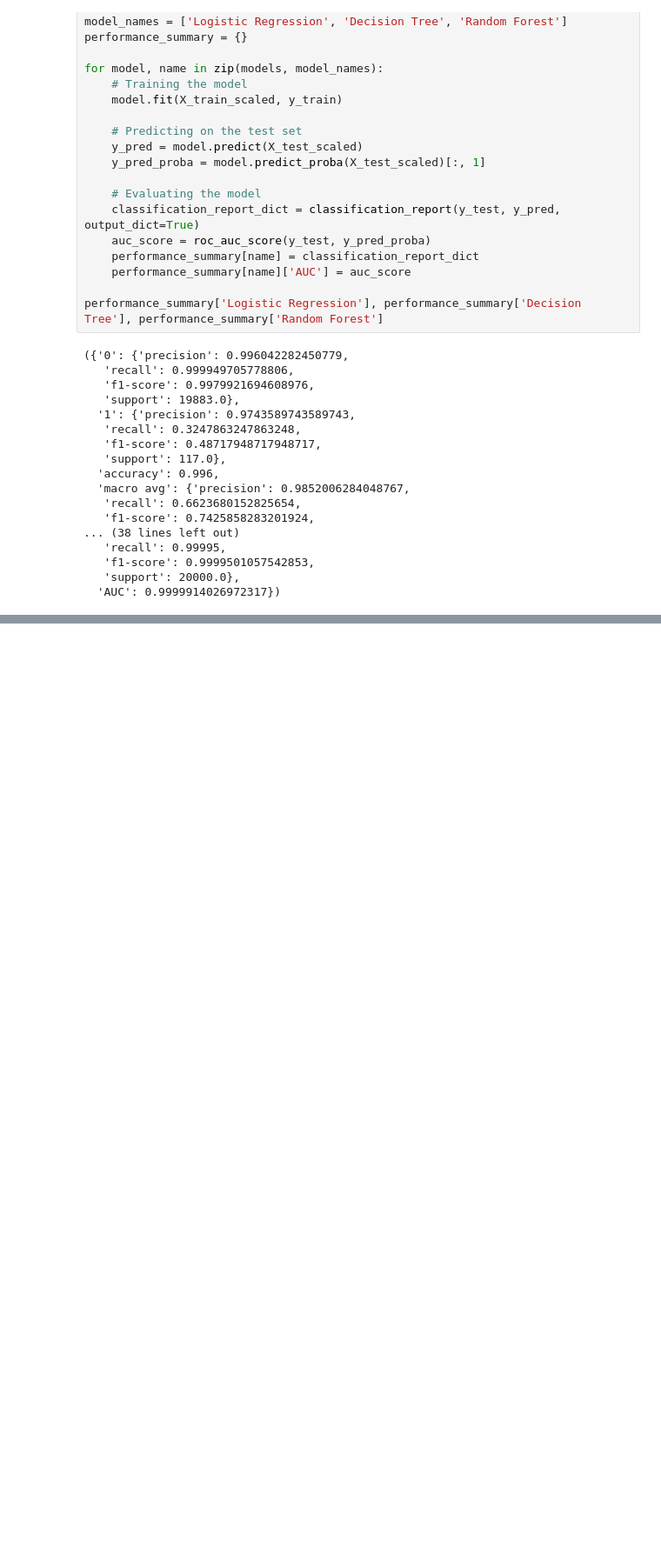
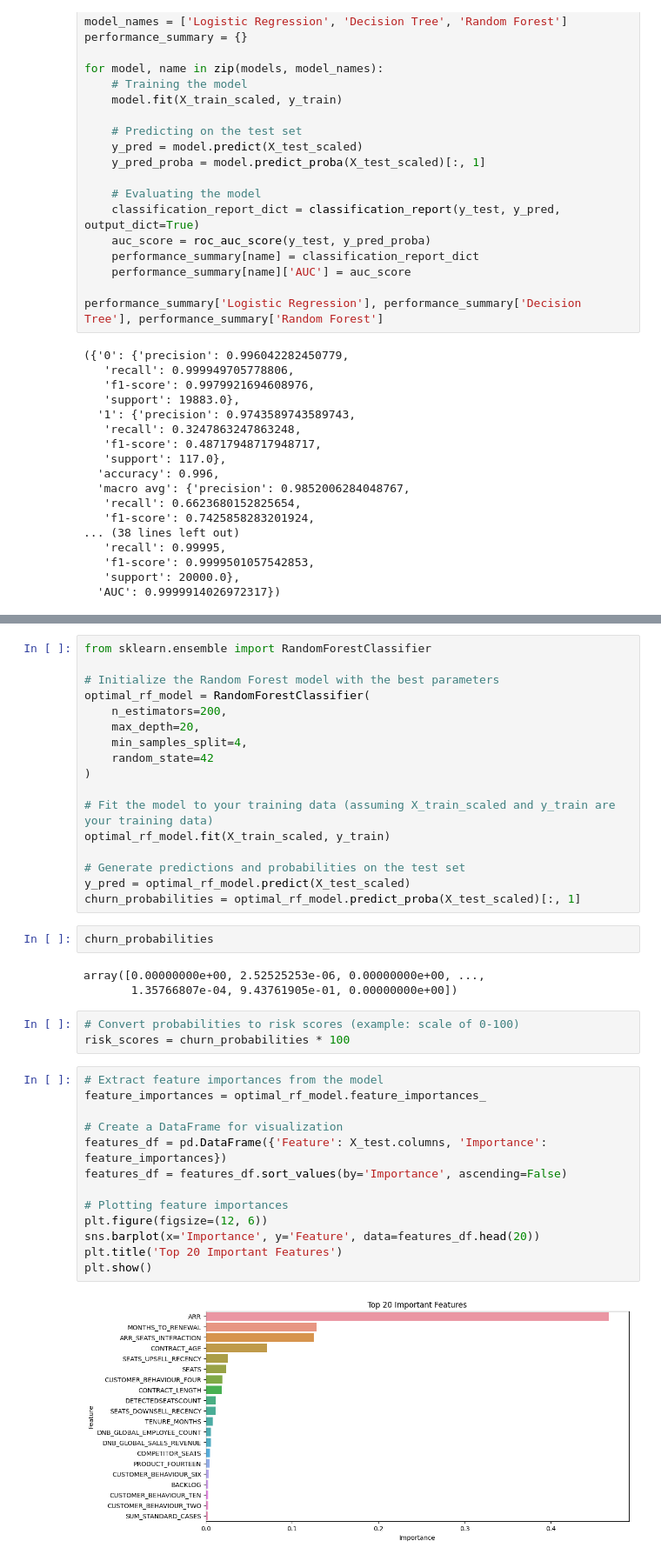
Before and after one commit to ot-babs/MLE-Churn_Prediction, a Jupyter notebook: churn_predicition.ipynb, the cells around one changed output, grey strips where cells are left out. Shown: that part at 87% size. Drawn from its saved outputs; the diff is of its cells as text; blank space fills up the shorter version.

Commit message:
Added churn probability and risk score
Finally added the churn probability and risk score for between 12 months.

```diff
--- a/churn_predicition.ipynb
+++ b/churn_predicition.ipynb
@@ -418,0 +492,40 @@ performance_summary['Logistic Regression'], performance_summary['Decision Tree']
+# %%
+from sklearn.ensemble import RandomForestClassifier
+
+# Initialize the Random Forest model with the best parameters
+optimal_rf_model = RandomForestClassifier(
+    n_estimators=200,
+    max_depth=20,
+    min_samples_split=4,
+    random_state=42
+)
+
+# Fit the model to your training data (assuming X_train_scaled and y_train are your training data)
+optimal_rf_model.fit(X_train_scaled, y_train)
+
+# Generate predictions and probabilities on the test set
+y_pred = optimal_rf_model.predict(X_test_scaled)
+churn_probabilities = optimal_rf_model.predict_proba(X_test_scaled)[:, 1]
+# %%
+churn_probabilities
+# %% [output]
+array([0.00000000e+00, 2.52525253e-06, 0.00000000e+00, ...,
+       1.35766807e-04, 9.43761905e-01, 0.00000000e+00])
+# %%
+# Convert probabilities to risk scores (example: scale of 0-100)
+risk_scores = churn_probabilities * 100
+# %%
+# Extract feature importances from the model
+feature_importances = optimal_rf_model.feature_importances_
+
+# Create a DataFrame for visualization
+features_df = pd.DataFrame({'Feature': X_test.columns, 'Importance': feature_importances})
+features_df = features_df.sort_values(by='Importance', ascending=False)
+
+# Plotting feature importances
+plt.figure(figsize=(12, 6))
+sns.barplot(x='Importance', y='Feature', data=features_df.head(20))
+plt.title('Top 20 Important Features')
+plt.show()
+# %% [output]
+[figure, added]
```
Also changed, not shown: parts of 14 cells of this notebook.
